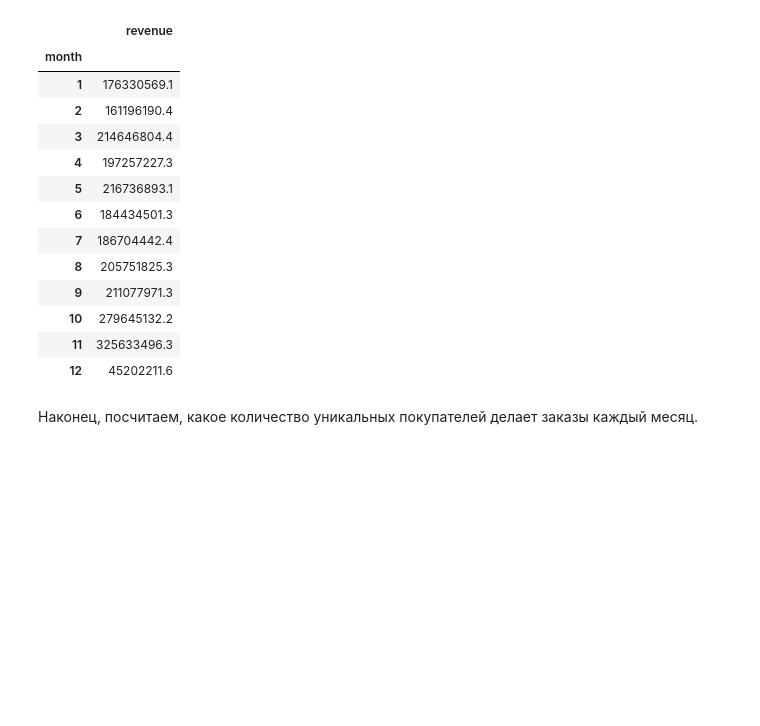
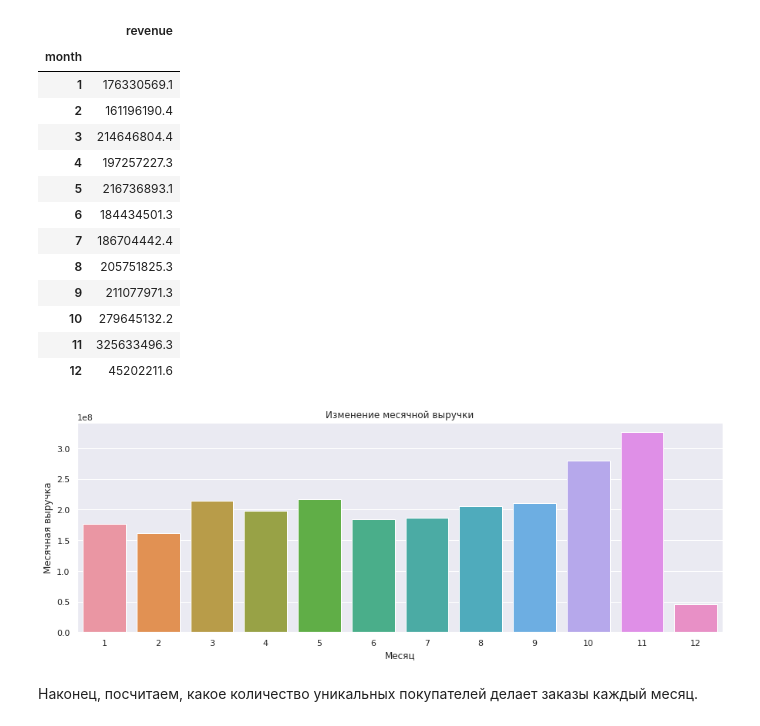
Before and after one commit to onixlas/DS_portfolio, a Jupyter notebook: DA_test_toys/toys.ipynb, the cells around one changed output. Cells and saved outputs as stored; diff of their text form; code cells hidden in the pictures; blank space fills up the shorter version.

```diff
--- a/DA_test_toys/toys.ipynb
+++ b/DA_test_toys/toys.ipynb
@@ -391,6 +400,13 @@ rev_by_month
 | 10 | 279645132.2 |
 | 11 | 325633496.3 |
 | 12 | 45202211.6 |
+# %%
+sns.barplot(data=rev_by_month, x=rev_by_month.index, y='revenue')\
+.set(title='Изменение месячной выручки',
+     xlabel='Месяц',
+     ylabel='Месячная выручка');
+# %% [output]
+[figure, added]
 # %% [markdown]
 Наконец, посчитаем, какое количество уникальных покупателей делает заказы каждый месяц.
 # %%
```
Also changed, not shown: parts of 12 cells of this notebook, 1 other file.
